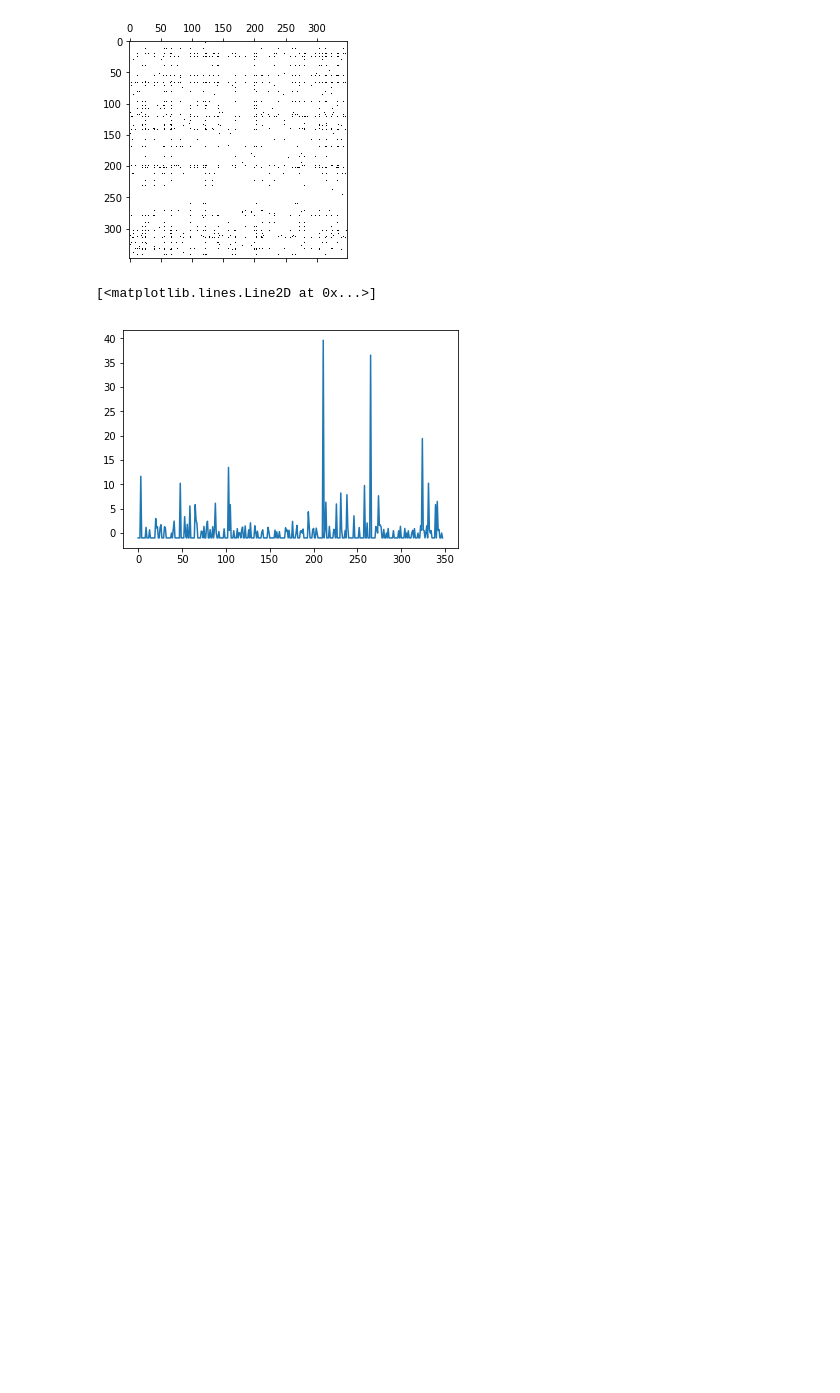
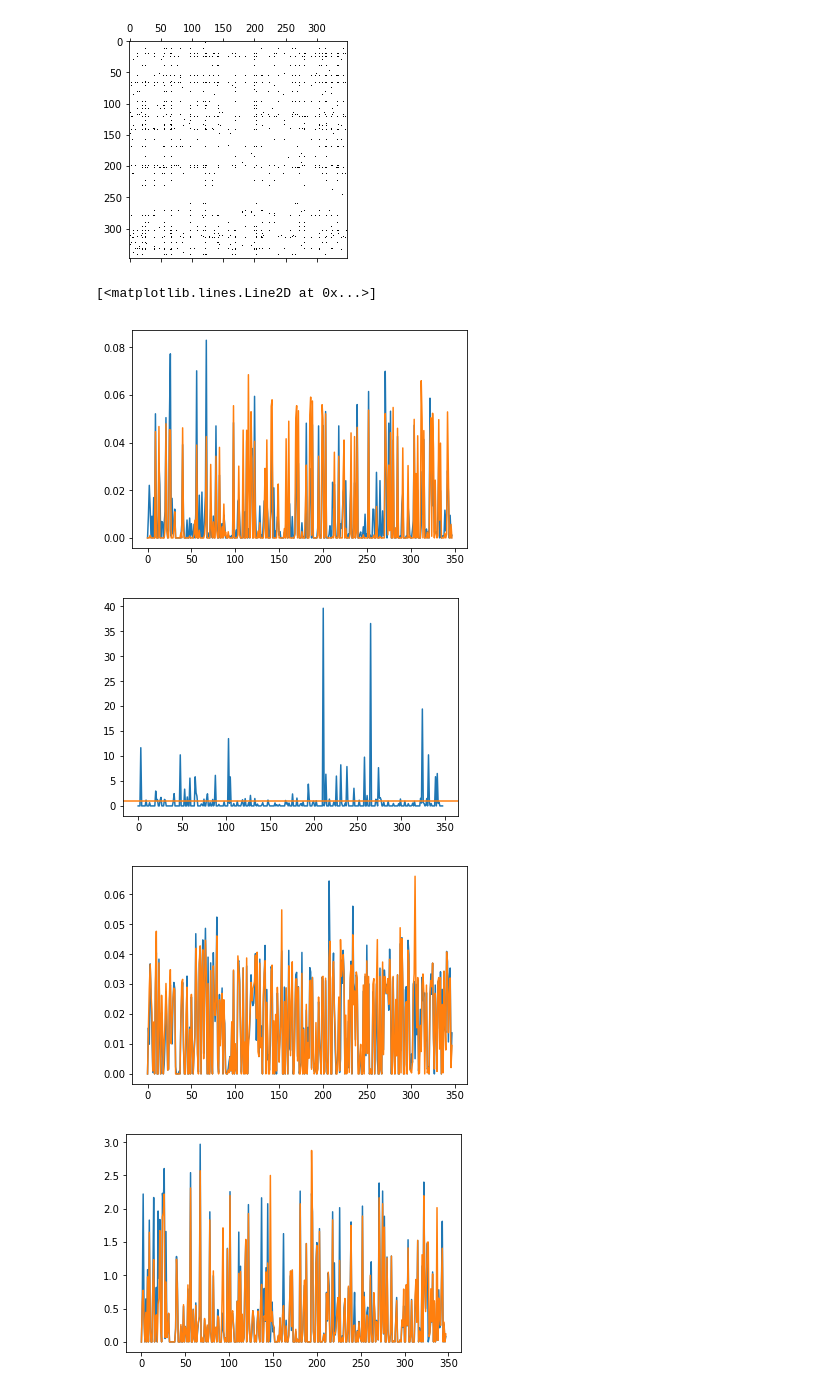
Before and after one commit to barbafrank/LCP_projects_Y2, a Jupyter notebook: importance_heuristic.ipynb, the cells around one changed output. Saved outputs shown, nothing was run; the diff lists cells and outputs as text; code cells hidden in the pictures; blank space fills up the shorter version.

```diff
--- a/importance_heuristic.ipynb
+++ b/importance_heuristic.ipynb
@@ -29,18 +29,57 @@ plt.spy(L_mat)
 plt.show()
 # %% [output]
 [figure]
-# %%
-inDeg, outDeg = getInOutDegree(L)
-ratio = np.array(inDeg)/np.array(outDeg)
-ratio[np.logical_not(np.isfinite(ratio))]=-1
-ratio_th = ratio.copy()
-th = 1
-ratio_th[ratio_th>th] = th
-plt.figure()
-plt.plot(ratio)
-# %% [output]
-[<matplotlib.lines.Line2D at 0x...>]
-[figure, removed]
+# %%
+# get in/out degrees
+inDeg, outDeg = getInOutDegree(L)
+# compute the ratio in/out
+ratio = np.array(inDeg)
+ratio[np.array(outDeg)==0] = 0
+ratio[np.array(outDeg)!=0] /= np.array(outDeg)[np.array(outDeg)!=0]
+# compute the thresholded ratio
+ratio_th = ratio.copy()
+th = 1
+ratio_th[ratio_th>th] = th
+# compute the average neighbours degrees
+avgNeighInDeg = [0.]*len(A)
+avgNeighOutDeg = [0.]*len(A)
+for i, n in enumerate(A):
+    for e in n:
+        avgNeighInDeg[i] += inDeg[e[0]]
+        avgNeighOutDeg[i] += outDeg[e[0]]
+    if len(n) > 0:
+        avgNeighInDeg[i] /= len(n)
+        avgNeighOutDeg[i] /= len(n)
+# compute ratio between in deg and average neighs in deg
+ratio1 = np.array(inDeg)
+ratio1[np.array(avgNeighInDeg)==0] = 0
+ratio1[np.array(avgNeighInDeg)!=0] /= np.array(avgNeighInDeg)[np.array(avgNeighInDeg)!=0]
+# do the same for the average neighs out deg
+ratio2 = np.array(inDeg)
+ratio2[np.array(avgNeighOutDeg)==0] = 0
+ratio2[np.array(avgNeighOutDeg)!=0] /= np.array(avgNeighOutDeg)[np.array(avgNeighOutDeg)!=0]
+
+# plot the results
+fig, ax = plt.subplots(1, 1)
+ax.plot(inDeg)
+ax.plot(outDeg)
+fig, ax = plt.subplots(1, 1)
+ax.plot(ratio)
+xl = ax.get_xlim()
+ax.plot(xl, [th, th])
+_ = ax.set_xlim(xl)
+fig, ax = plt.subplots(1, 1)
+ax.plot(avgNeighInDeg)
+ax.plot(avgNeighOutDeg)
+fig, ax = plt.subplots(1, 1)
+ax.plot(ratio1)
+ax.plot(ratio2)
+# %% [output]
+[<matplotlib.lines.Line2D at 0x...>]
+[figure, added]
+[figure, added]
+[figure, added]
+[figure, added]
 # %%
 def plotNetwork(A_mat, A, colors, pos=None):
     # test the network plot
```
Also changed, not shown: parts of 2 cells of this notebook, 1 other file.
